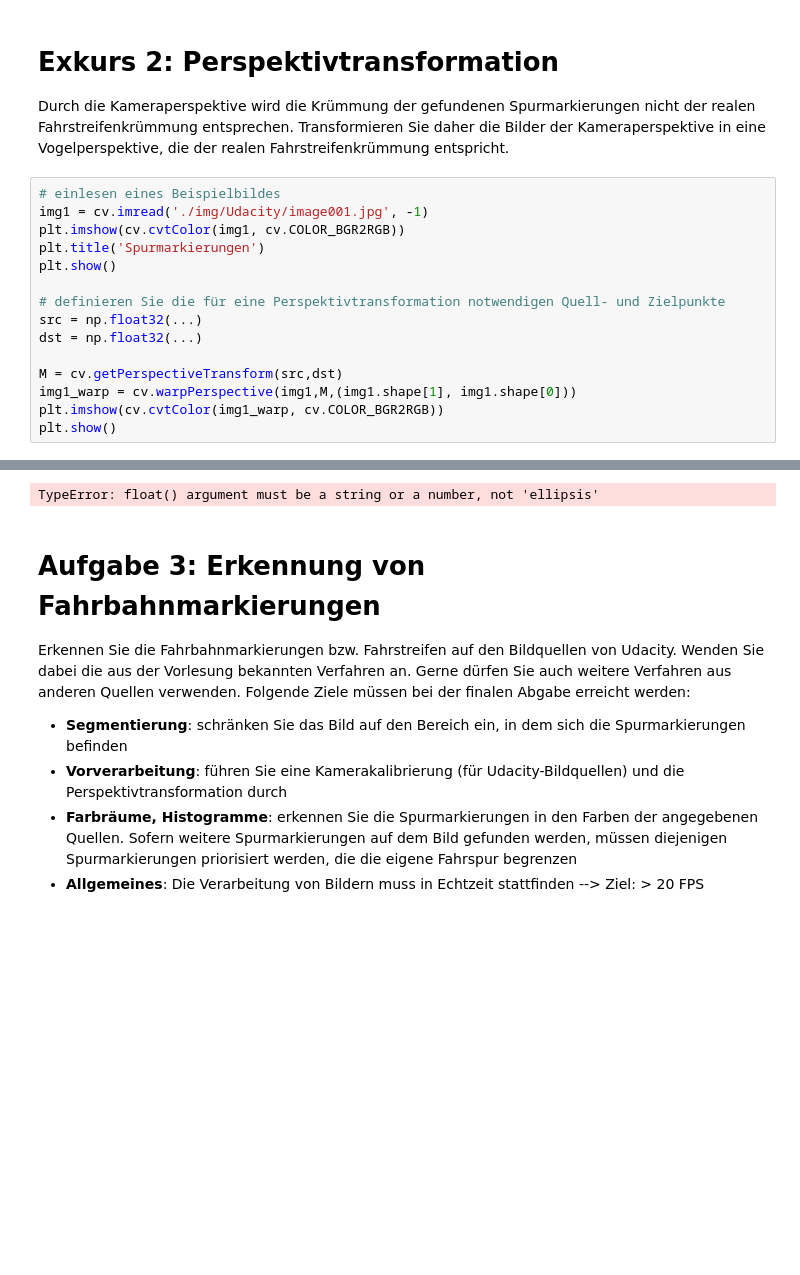
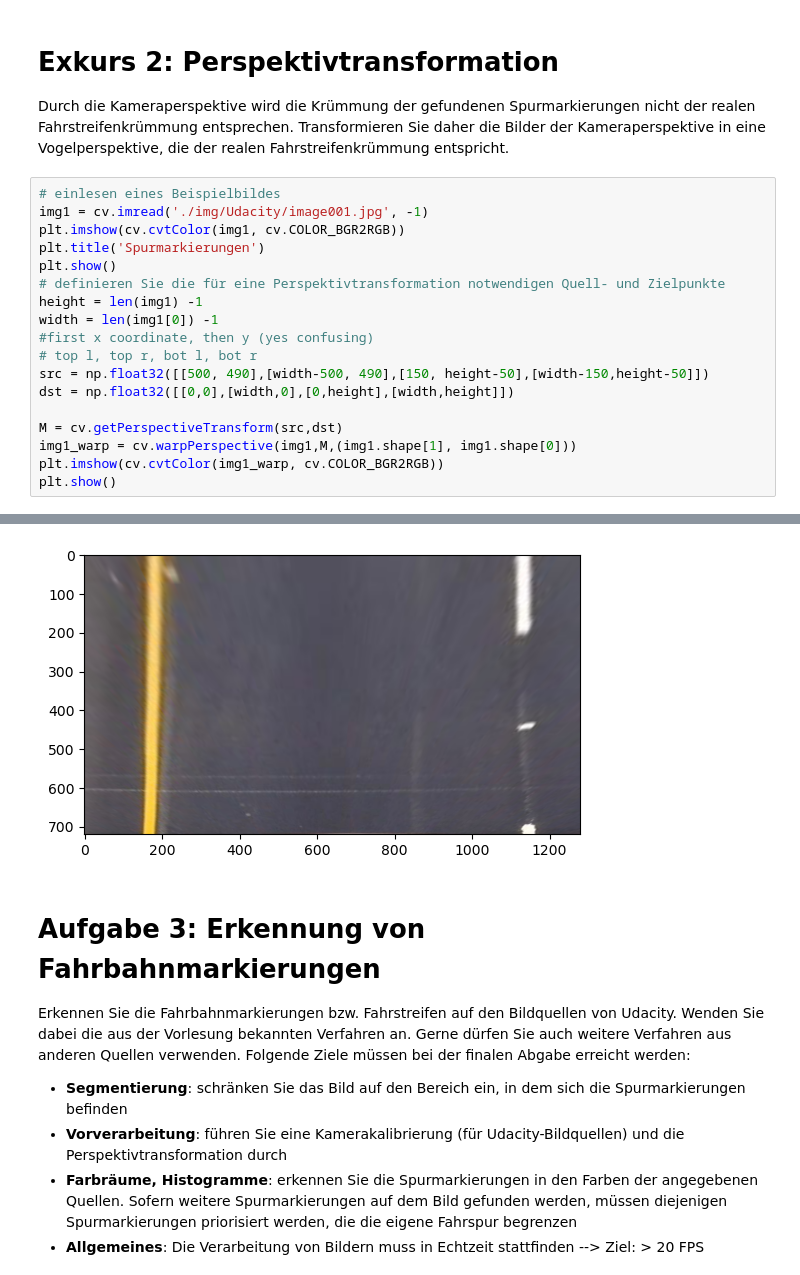
Before and after one commit to Super-T02/Spurerkennung, a Jupyter notebook: Projekt_Spurerkennung_v2.ipynb, the cells around one changed output, grey strips where cells are left out. Cells and saved outputs as stored; diff of their text form; blank space fills up the shorter version.

Commit message:
-ADD: Added first try of transformation

```diff
--- a/Projekt_Spurerkennung_v2.ipynb
+++ b/Projekt_Spurerkennung_v2.ipynb
@@ -168,21 +168,24 @@ Durch die Kameraperspektive wird die Krümmung der gefundenen Spurmarkierungen n
 # %%
 # einlesen eines Beispielbildes
 img1 = cv.imread('./img/Udacity/image001.jpg', -1)
 plt.imshow(cv.cvtColor(img1, cv.COLOR_BGR2RGB))
 plt.title('Spurmarkierungen')
 plt.show()
-
 # definieren Sie die für eine Perspektivtransformation notwendigen Quell- und Zielpunkte
-src = np.float32(...)
-dst = np.float32(...)
+height = len(img1) -1
+width = len(img1[0]) -1
+#first x coordinate, then y (yes confusing)
+# top l, top r, bot l, bot r
+src = np.float32([[500, 490],[width-500, 490],[150, height-50],[width-150,height-50]])
+dst = np.float32([[0,0],[width,0],[0,height],[width,height]])
 
 M = cv.getPerspectiveTransform(src,dst)
 img1_warp = cv.warpPerspective(img1,M,(img1.shape[1], img1.shape[0]))
 plt.imshow(cv.cvtColor(img1_warp, cv.COLOR_BGR2RGB))
 plt.show()
 # %% [output]
 [figure]
-TypeError: float() argument must be a string or a number, not 'ellipsis'
+[figure, added]
 # %% [markdown]
 # Aufgabe 3: Erkennung von Fahrbahnmarkierungen
 Erkennen Sie die Fahrbahnmarkierungen bzw. Fahrstreifen auf den Bildquellen von Udacity. Wenden Sie dabei die aus der Vorlesung bekannten Verfahren an. Gerne dürfen Sie auch weitere Verfahren aus anderen Quellen verwenden. Folgende Ziele müssen bei der finalen Abgabe erreicht werden:
```
Also changed, not shown: parts of 1 cell of this notebook.
